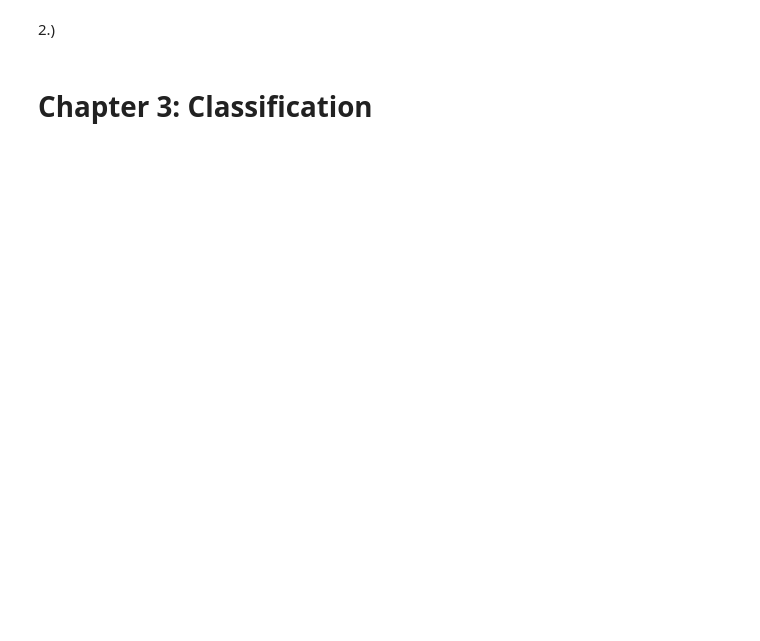
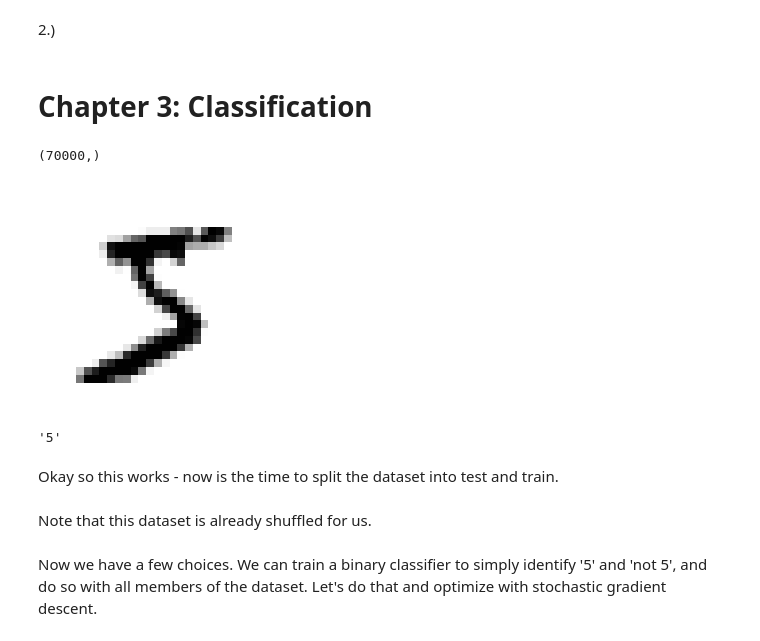
Before and after one commit to Mailisyorlik/L-D_HOML, a Jupyter notebook: hands_on_ml_liam.ipynb, the cells around one changed output. Saved outputs shown, nothing was run; the diff lists cells and outputs as text; code cells hidden in the pictures; blank space fills up the shorter version.

```diff
--- a/hands_on_ml_liam.ipynb
+++ b/hands_on_ml_liam.ipynb
@@ -752,3 +758,32 @@ GridSearchCV(cv=3,
 2.)
 # %% [markdown]
 # Chapter 3: Classification
+# %%
+#data import - we are going to use the MNIST handwritten digit dataset
+from sklearn.datasets import fetch_openml
+
+mnist = fetch_openml('mnist_784', as_frame = False)
+
+X, y = mnist.data, mnist.target
+# %%
+X.shape
+y
+y.shape
+# %% [output]
+(70000,)
+# %%
+import matplotlib.pyplot as plt
+def plot_digit(image_data):
+  image = image_data.reshape(28, 28)
+  plt.imshow(image, cmap = "binary")
+  plt.axis("off")
+
+some_digit = X[0]
+plot_digit(some_digit)
+plt.show()
+y[0]
+# %% [output]
+[figure, added]
+'5'
+# %% [markdown]
+Okay so this works - now is the time to split the dataset into test and train.
@@ -754,0 +792,4 @@ GridSearchCV(cv=3,
+# %% [markdown]
+Note that this dataset is already shuffled for us.
+# %% [markdown]
+Now we have a few choices. We can train a binary classifier to simply identify '5' and 'not 5', and do so with all members of the dataset. Let's do that and optimize with stochastic gradient descent.
```
Also changed, not shown: parts of 30 cells of this notebook.
